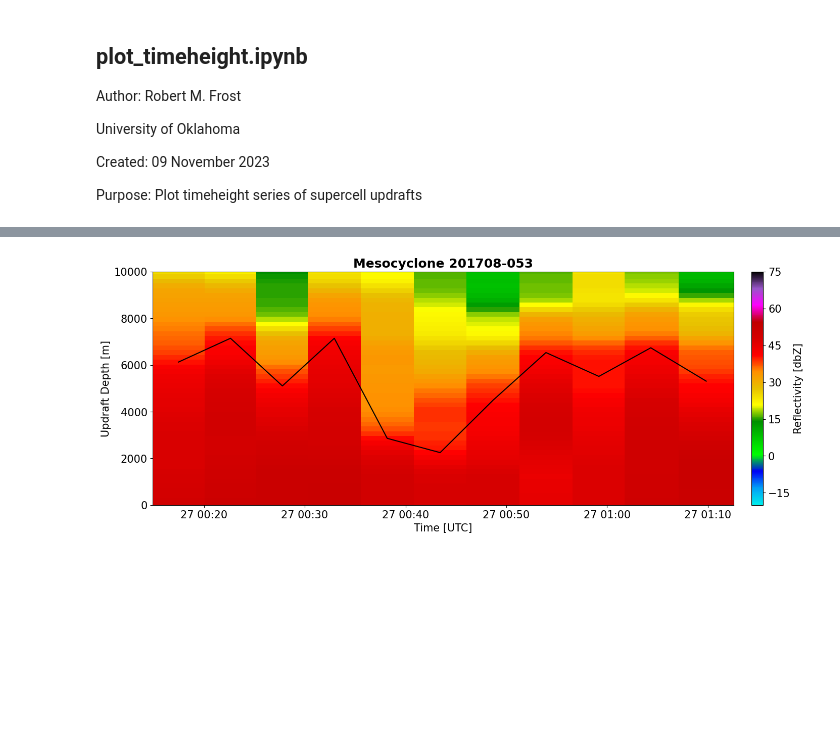
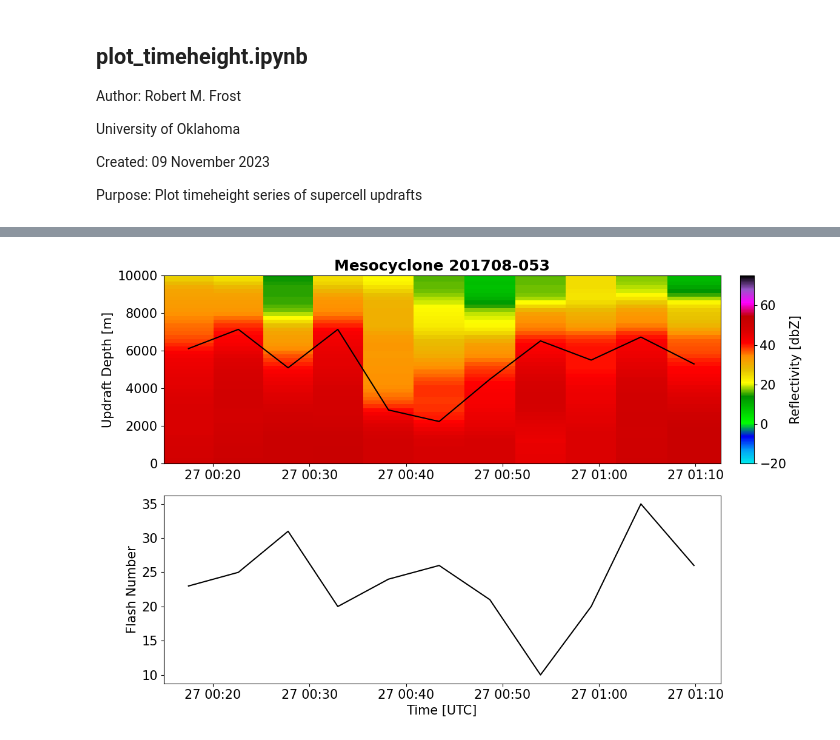
Before and after one commit to robbyfrost/Capstone_2023, a Jupyter notebook: plot_timeheight.ipynb, the cells around one changed output, grey strips where cells are left out. Saved outputs shown, nothing was run; the diff lists cells and outputs as text; code cells hidden in the pictures; blank space fills up the shorter version.

Commit message:
new plots

```diff
--- a/plot_timeheight.ipynb
+++ b/plot_timeheight.ipynb
@@ -18,3 +29,11 @@ from matplotlib.ticker import MultipleLocator
+# %%
+dth = "/Users/robertfrost/Documents/boomsoon/2023_semester_2/capstone/analysis/Capstone_2023/data/timeheight_201708-053.nc"
+figdir = "/Users/robertfrost/Documents/boomsoon/2023_semester_2/capstone/analysis/figures/lightning_case1/"
+dtrack = "/Users/robertfrost/Documents/boomsoon/2023_semester_2/capstone/analysis/capstone_2023.nc"
+# %%
+th = xr.open_dataset(dth)
+track = xr.open_dataset(dtrack)
+case_meso = track.where(track.mesocyclone_id == th.mesocyclone_id, drop=True)
 # %%
 # Set the font weight for plot titles
 plt.rcParams['axes.titleweight'] = 'bold'
@@ -41,22 +56,29 @@ reflectivity_threshhold = 40 # in dbz
 high_reflectivity = reflectivity.where(reflectivity > reflectivity_threshhold)
 updraft_depth_idx = high_reflectivity.argmin(dim="z")
 updraft_depth = th.z[updraft_depth_idx]
-# %%
-fig, ax = plt.subplots(figsize=(18,6))
-
-pc = ax.pcolormesh(time, z, reflectivity.T, cmap="pyart_NWSRef", vmin=-20, vmax=75)
-ax.plot(time, updraft_depth, c="black", lw=1.5)
-
-ax.set_ylabel("Updraft Depth [m]")
-ax.set_xlabel("Time [UTC]")
-ax.set_ylim(0,10000)
-
-ax.set_title(f"Mesocyclone {th.mesocyclone_id}")
-
-cb = plt.colorbar(pc, pad=.025)
-cb.set_ticks(MultipleLocator(15))
-cb.set_label("Reflectivity [dbZ]")
-
-plt.savefig(f"{figdir}timeheight.png")
-# %% [output]
-[figure, removed]
+# %%
+# Create a 2x2 grid for the subplots
+fig = plt.figure(figsize=(12, 8))
+gs = GridSpec(2, 2, width_ratios=[1, 0.025])
+
+# wspd time height series
+ax1 = plt.subplot(gs[0, 0])
+cax = plt.subplot(gs[0, 1])
+pcm = ax1.pcolormesh(time, z, reflectivity.T, cmap="pyart_NWSRef", vmin=-20, vmax=75)
+plt.colorbar(pcm, cax=cax, label='Reflectivity [dbZ]')
+ax1.plot(time, updraft_depth, c="black", lw=1.5)
+ax1.set_ylabel("Updraft Depth [m]")
+
+ax1.set_title(f"Mesocyclone {th.mesocyclone_id}")
+ax1.set_ylim(0,10000)
+
+# time series of wspd at 425 m
+ax2 = plt.subplot(gs[1, 0], sharex=ax1)
+ax2.plot(time, case_meso.flash_number, c="black", lw=1.5)
+ax2.set_ylabel("Flash Number")
+ax2.set_xlabel("Time [UTC]")
+
+plt.tight_layout()
+plt.show()
+# %% [output]
+[figure, added]
```
Also changed, not shown: parts of 2 cells of this notebook, 4 other files.
